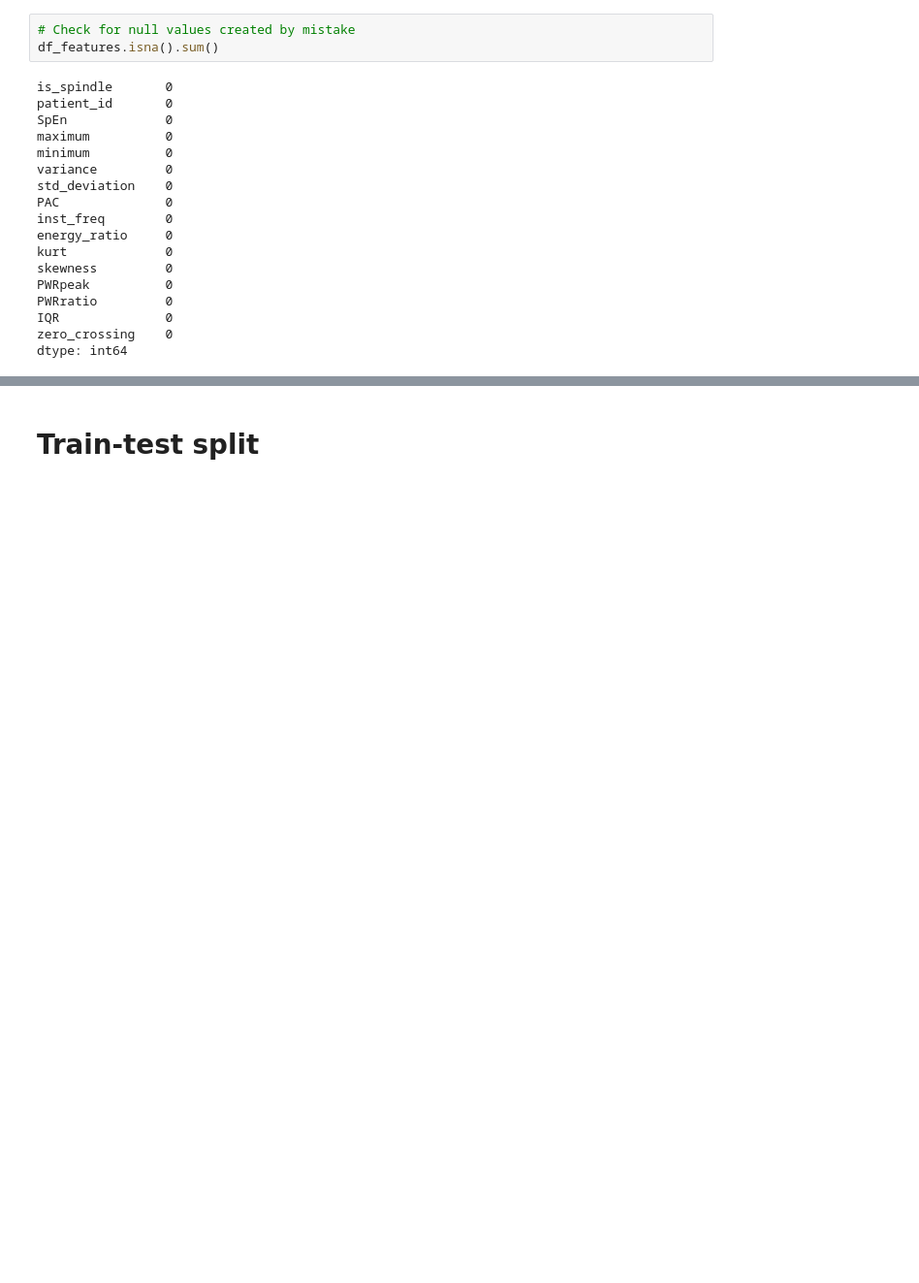
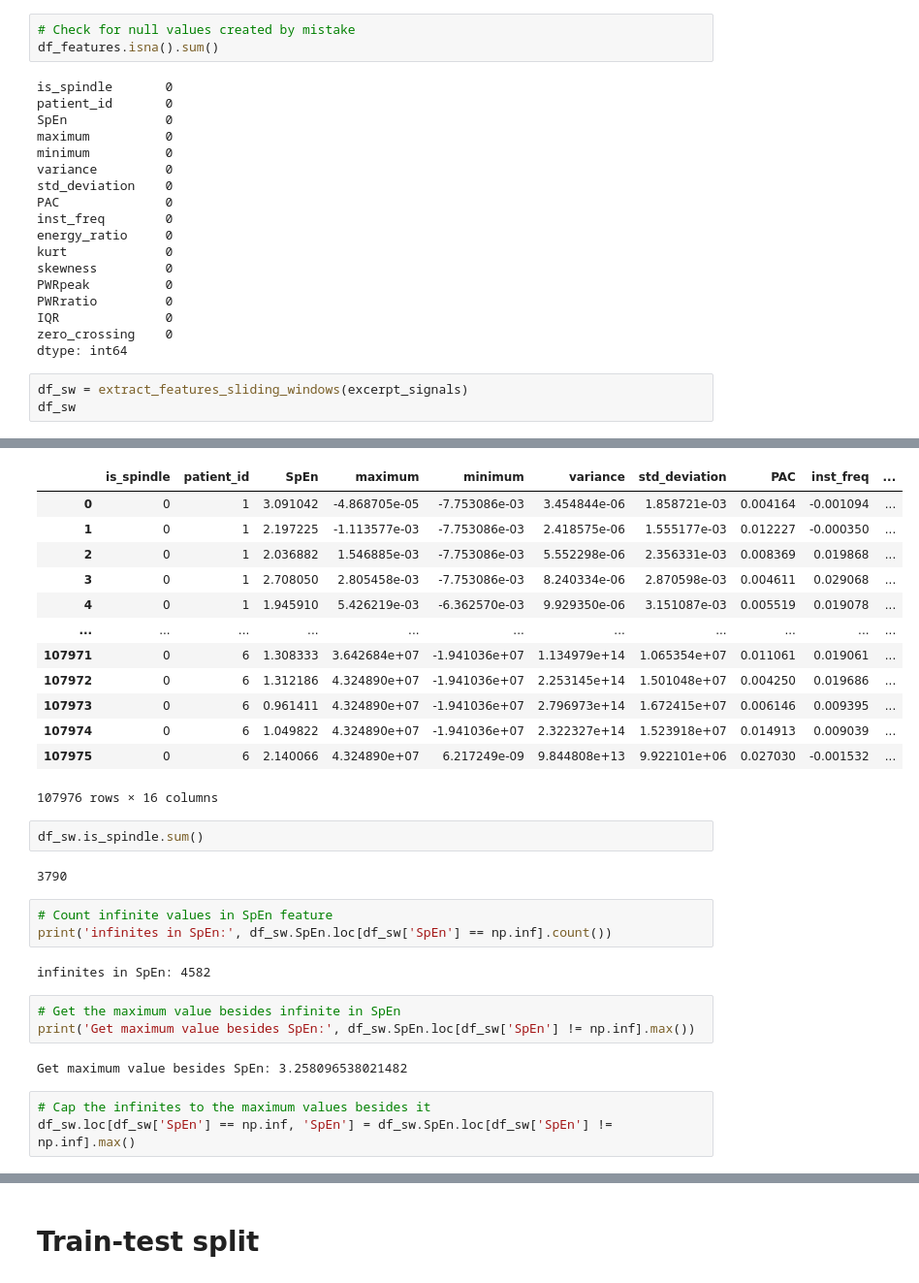
Before and after one commit to FabioLddo/personalized_sleep_spindle_detection, a Jupyter notebook: Project_Gubeli_Ippolito_Loddo.ipynb, the cells around one changed output, grey strips where cells are left out. Shown at 97% size. Cells and saved outputs as stored; diff of their text form; blank space fills up the shorter version.

Commit message:
Added sliding windows function and post/processing function

```diff
--- a/Project_Gubeli_Ippolito_Loddo.ipynb
+++ b/Project_Gubeli_Ippolito_Loddo.ipynb
@@ -619,3 +748,7 @@ PWRratio         0
 IQR              0
 zero_crossing    0
 dtype: int64
+# %%
+df_sw = extract_features_sliding_windows(excerpt_signals)
+df_sw
+# %% [output]
@@ -621,0 +772,30 @@ dtype: int64
+|  | is_spindle | patient_id | SpEn | maximum | minimum | variance | std_deviation | PAC | inst_freq | ... |
+| 0 | 0 | 1 | 3.091042 | -4.868705e-05 | -7.753086e-03 | 3.454844e-06 | 1.858721e-03 | 0.004164 | -0.001094 | ... |
+| 1 | 0 | 1 | 2.197225 | -1.113577e-03 | -7.753086e-03 | 2.418575e-06 | 1.555177e-03 | 0.012227 | -0.000350 | ... |
+| 2 | 0 | 1 | 2.036882 | 1.546885e-03 | -7.753086e-03 | 5.552298e-06 | 2.356331e-03 | 0.008369 | 0.019868 | ... |
+| 3 | 0 | 1 | 2.708050 | 2.805458e-03 | -7.753086e-03 | 8.240334e-06 | 2.870598e-03 | 0.004611 | 0.029068 | ... |
+| 4 | 0 | 1 | 1.945910 | 5.426219e-03 | -6.362570e-03 | 9.929350e-06 | 3.151087e-03 | 0.005519 | 0.019078 | ... |
+| ... | ... | ... | ... | ... | ... | ... | ... | ... | ... | ... |
+| 107971 | 0 | 6 | 1.308333 | 3.642684e+07 | -1.941036e+07 | 1.134979e+14 | 1.065354e+07 | 0.011061 | 0.019061 | ... |
+| 107972 | 0 | 6 | 1.312186 | 4.324890e+07 | -1.941036e+07 | 2.253145e+14 | 1.501048e+07 | 0.004250 | 0.019686 | ... |
+| 107973 | 0 | 6 | 0.961411 | 4.324890e+07 | -1.941036e+07 | 2.796973e+14 | 1.672415e+07 | 0.006146 | 0.009395 | ... |
+| 107974 | 0 | 6 | 1.049822 | 4.324890e+07 | -1.941036e+07 | 2.322327e+14 | 1.523918e+07 | 0.014913 | 0.009039 | ... |
+| 107975 | 0 | 6 | 2.140066 | 4.324890e+07 | 6.217249e-09 | 9.844808e+13 | 9.922101e+06 | 0.027030 | -0.001532 | ... |
+107976 rows × 16 columns
+# %%
+df_sw.is_spindle.sum()
+# %% [output]
+3790
+# %%
+# Count infinite values in SpEn feature
+print('infinites in SpEn:', df_sw.SpEn.loc[df_sw['SpEn'] == np.inf].count())
+# %% [output]
+infinites in SpEn: 4582
+# %%
+# Get the maximum value besides infinite in SpEn
+print('Get maximum value besides SpEn:', df_sw.SpEn.loc[df_sw['SpEn'] != np.inf].max())
+# %% [output]
+Get maximum value besides SpEn: 3.258096538021482
+# %%
+# Cap the infinites to the maximum values besides it
+df_sw.loc[df_sw['SpEn'] == np.inf, 'SpEn'] = df_sw.SpEn.loc[df_sw['SpEn'] != np.inf].max()
```
Also changed, not shown: parts of 6 cells of this notebook.
